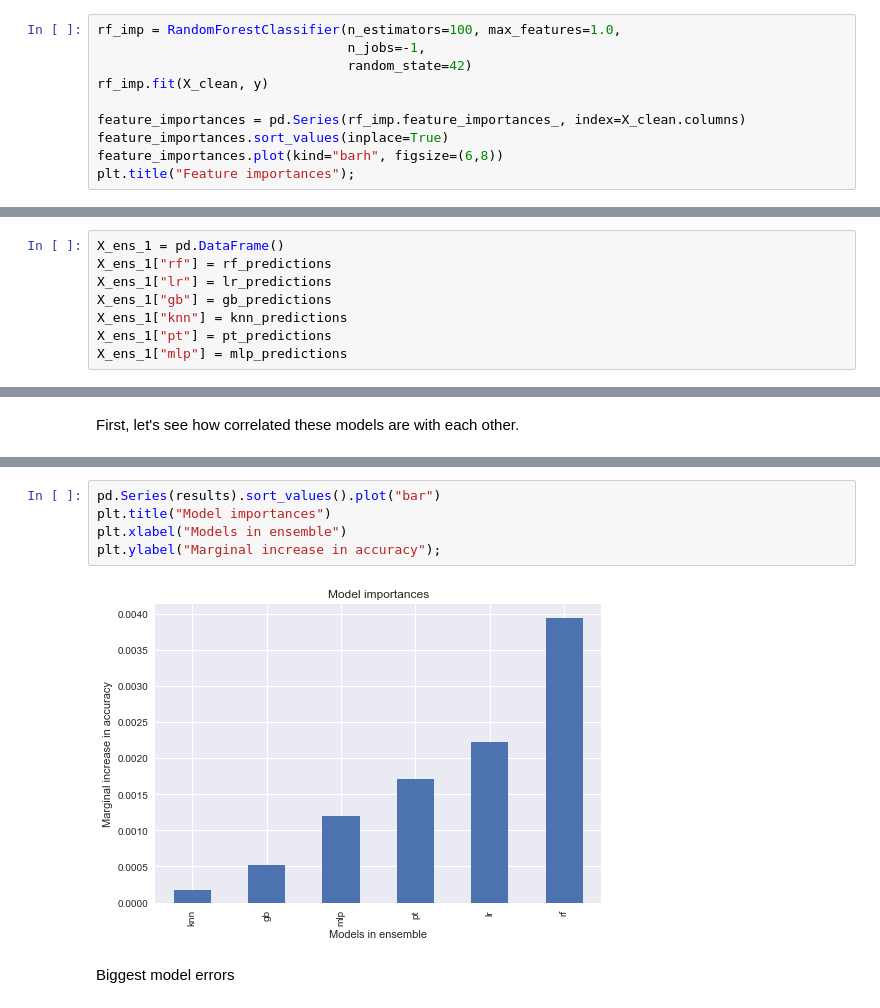
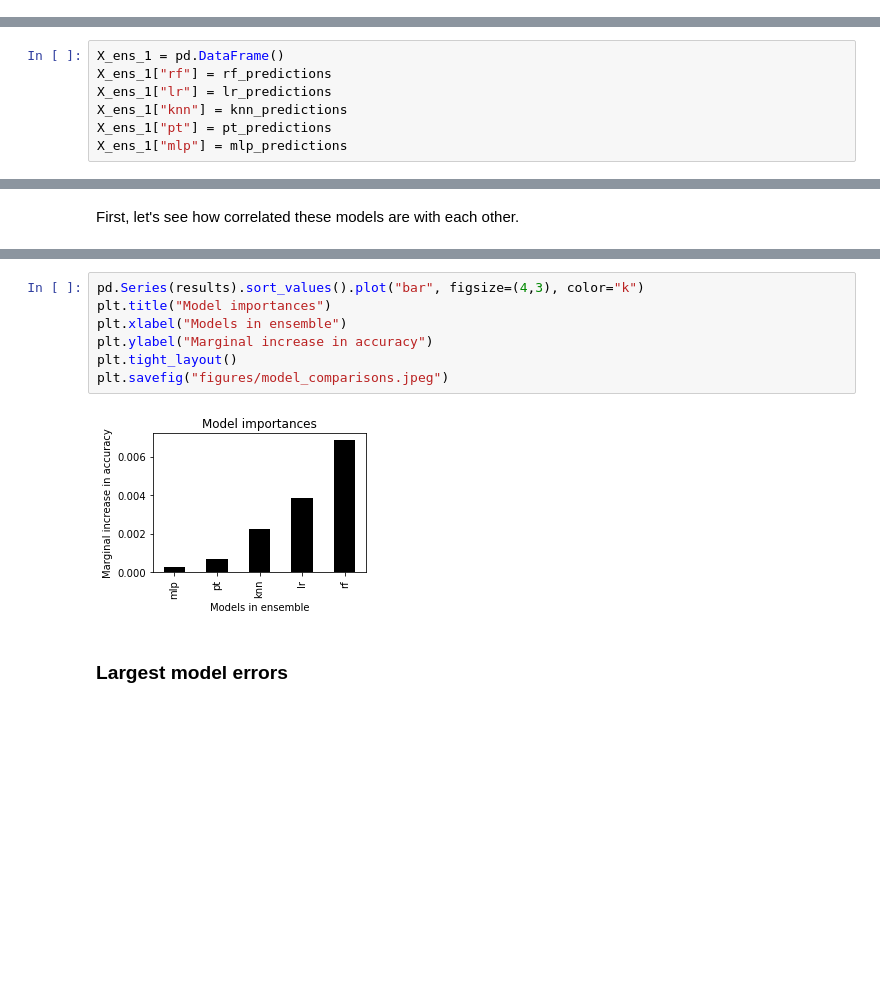
Before and after one commit to JasonSanchez/debate_comparison, a Jupyter notebook: Debate classification.ipynb, the cells around one changed output, grey strips where cells are left out. Cells and saved outputs as stored; diff of their text form; blank space fills up the shorter version.

```diff
--- a/Debate classification.ipynb
+++ b/Debate classification.ipynb
@@ -511,10 +544,0 @@ plt.title("Feature importances");
-# %%
-rf_imp = RandomForestClassifier(n_estimators=100, max_features=1.0,
-                                n_jobs=-1,
-                                random_state=42)
-rf_imp.fit(X_clean, y)
-
-feature_importances = pd.Series(rf_imp.feature_importances_, index=X_clean.columns)
-feature_importances.sort_values(inplace=True)
-feature_importances.plot(kind="barh", figsize=(6,8))
-plt.title("Feature importances");
@@ -708,7 +661,6 @@ Layer one ensemble
 X_ens_1 = pd.DataFrame()
 X_ens_1["rf"] = rf_predictions
 X_ens_1["lr"] = lr_predictions
-X_ens_1["gb"] = gb_predictions
 X_ens_1["knn"] = knn_predictions
 X_ens_1["pt"] = pt_predictions
 X_ens_1["mlp"] = mlp_predictions
@@ -769,10 +745,12 @@ Wall time: 29.5 s
 # %%
-pd.Series(results).sort_values().plot("bar")
+pd.Series(results).sort_values().plot("bar", figsize=(4,3), color="k")
 plt.title("Model importances")
 plt.xlabel("Models in ensemble")
-plt.ylabel("Marginal increase in accuracy");
+plt.ylabel("Marginal increase in accuracy")
+plt.tight_layout()
+plt.savefig("figures/model_comparisons.jpeg")
 # %% [output]
-[figure, old version]
+[figure, new version]
 # %% [markdown]
-Biggest model errors
+### Largest model errors
 # %%
```
Also changed, not shown: parts of 34 cells of this notebook, 4 other files.
